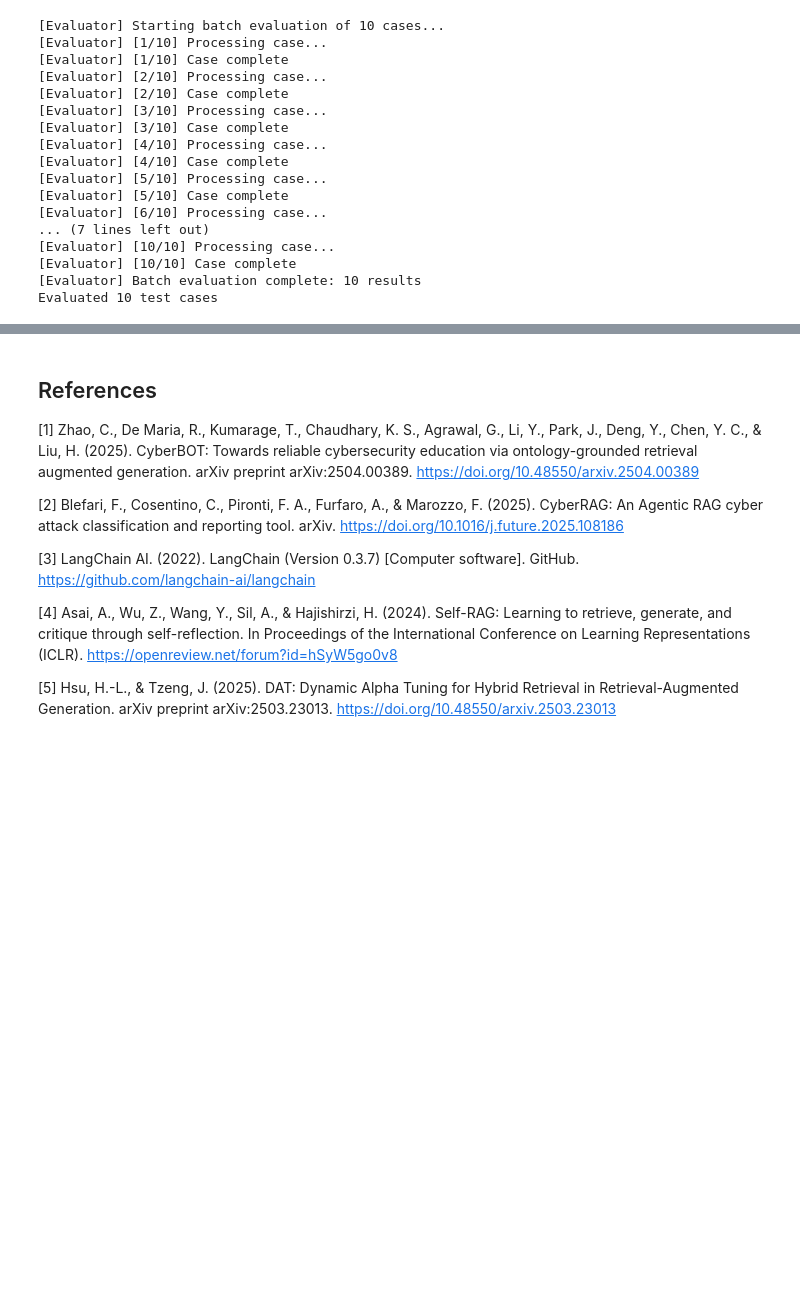
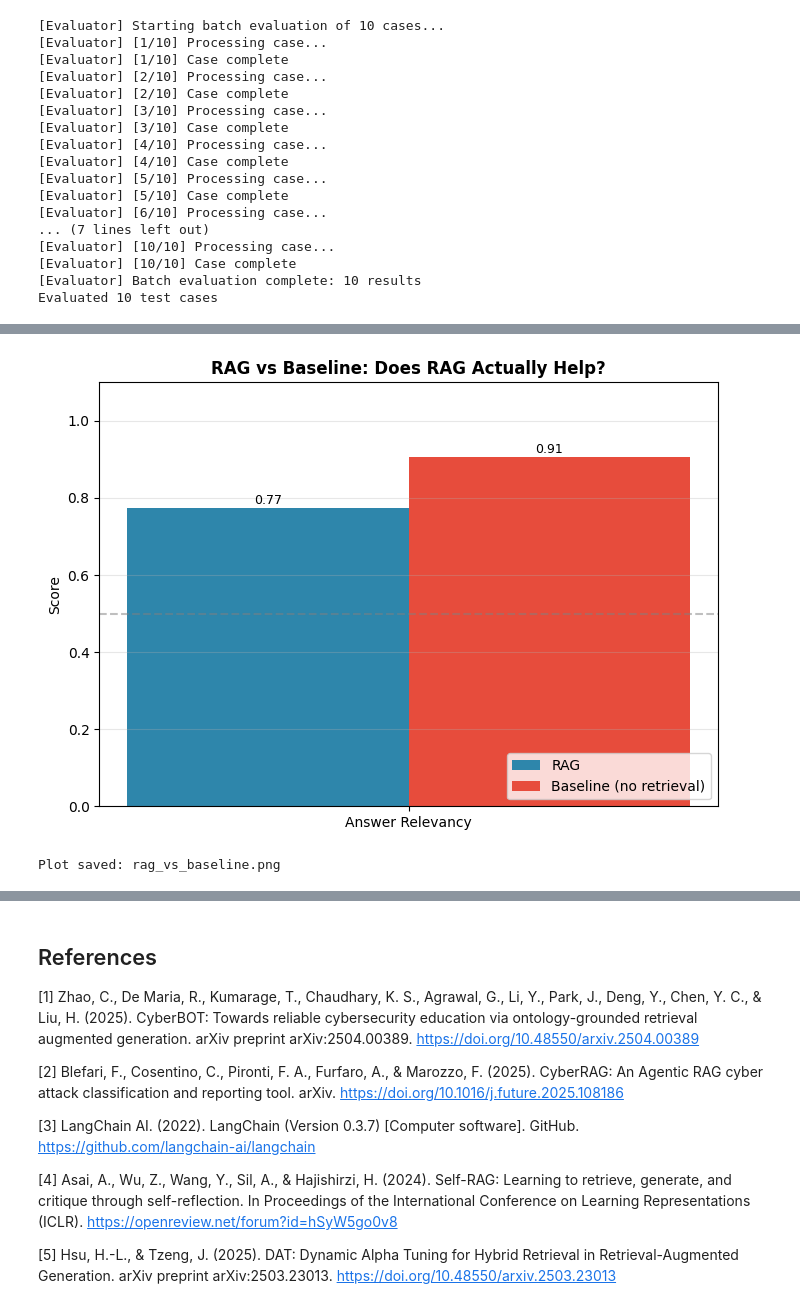
Before and after one commit to sam9525/rag-system, a Jupyter notebook: rag_notebook.ipynb, the cells around one changed output, grey strips where cells are left out. Cells and saved outputs as stored; diff of their text form; code cells hidden in the pictures; blank space fills up the shorter version.

```diff
--- a/rag_notebook.ipynb
+++ b/rag_notebook.ipynb
@@ -242,0 +377,29 @@ Results saved to: D:\data\Program\Python\rag-system\eval_results.json
+# %%
+# Plot RAG vs Baseline comparison
+import json, matplotlib.pyplot as plt, numpy as np
+
+rag_scores = rag_data['summary']['avg_answer_relevancy']
+baseline_scores = baseline_data['summary']['avg_answer_relevancy']
+
+fig, ax = plt.subplots(figsize=(7, 5))
+x, w = np.arange(len(metric_labels)), 0.25
+
+ax.bar(x - w/2, rag_scores, w, label='RAG', color='#2E86AB')
+ax.bar(x + w/2, baseline_scores, w, label='Baseline (no retrieval)', color='#E74C3C')
+ax.set_xticks(x), ax.set_xticklabels(metric_labels)
+ax.set_ylabel('Score'), ax.set_title('RAG vs Baseline: Does RAG Actually Help?', fontweight='bold')
+ax.legend(loc='lower right'), ax.set_ylim(0, 1.1)
+ax.axhline(0.5, color='gray', ls='--', alpha=0.5)
+ax.grid(axis='y', alpha=0.3)
+
+for bar in ax.patches:
+    ax.annotate(f'{bar.get_height():.2f}', xy=(bar.get_x() + bar.get_width() / 2, bar.get_height()),
+                xytext=(0, 3), textcoords='offset points', ha='center', fontsize=9)
+
+plt.tight_layout()
+plt.savefig('rag_vs_baseline.png', dpi=150)
+plt.show()
+print("\nPlot saved: rag_vs_baseline.png")
+# %% [output]
+[figure, added]
+Plot saved: rag_vs_baseline.png
```
Also changed, not shown: parts of 13 cells of this notebook, 3 other files.
